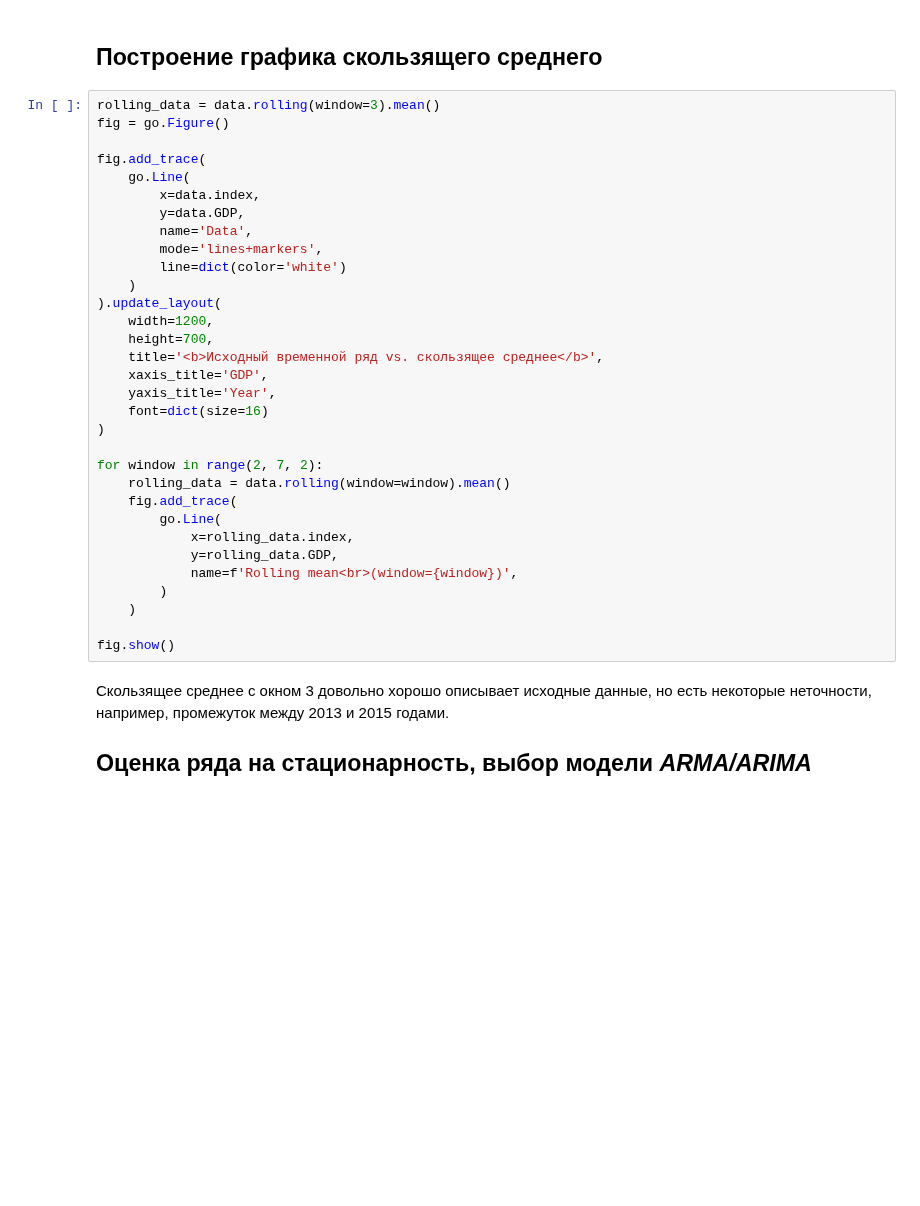
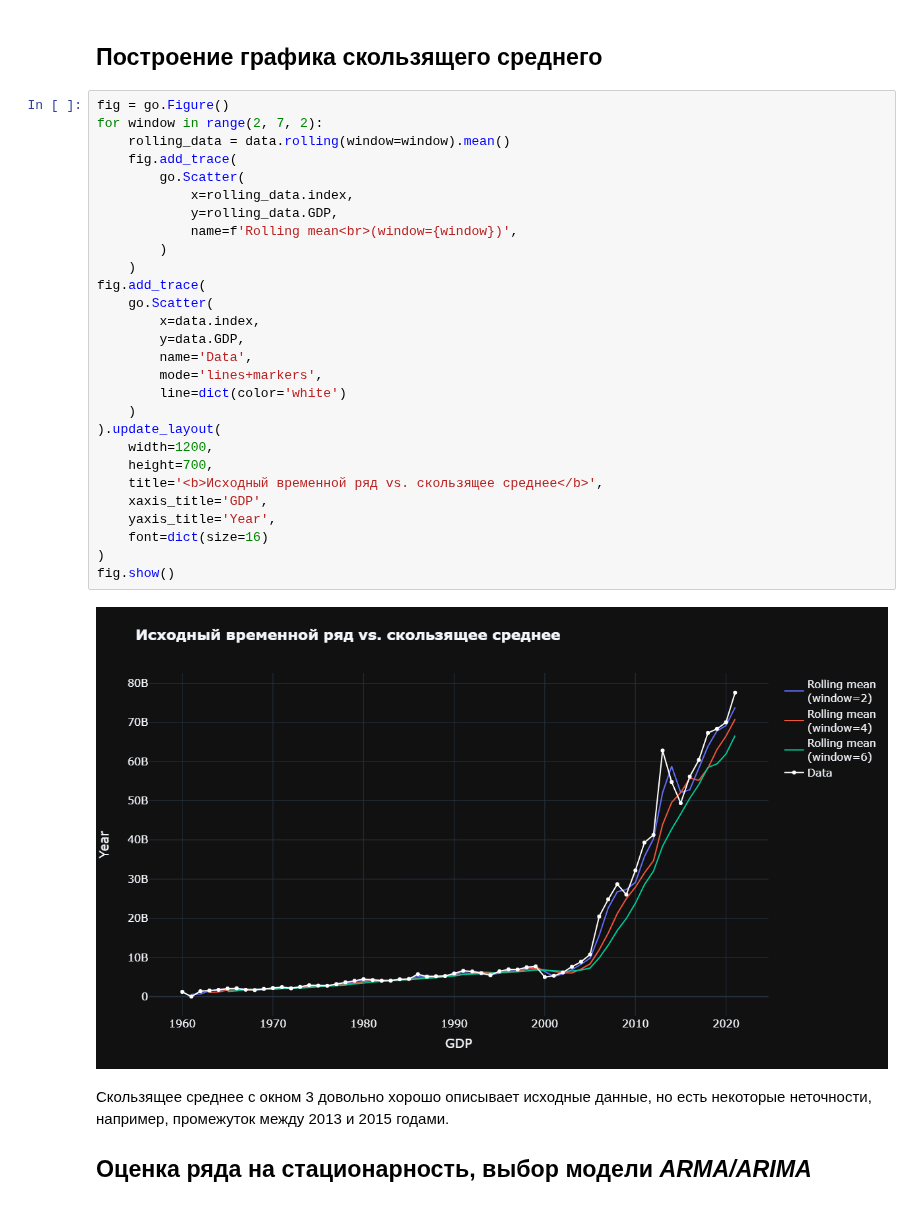
Before and after one commit to ScReameer/DS-learning, a Jupyter notebook: Math/Block-7/ML-13. Time series II/Practice.ipynb, the cells around one changed output. Drawn from its saved outputs; the diff is of its cells as text; blank space fills up the shorter version.

```diff
--- a/Math/Block-7/ML-13. Time series II/Practice.ipynb
+++ b/Math/Block-7/ML-13. Time series II/Practice.ipynb
@@ -56,37 +57,35 @@ Test shape: (3, 1)
 # %% [markdown]
 ## Построение графика скользящего среднего
 # %%
-rolling_data = data.rolling(window=3).mean()
 fig = go.Figure()
-
+for window in range(2, 7, 2):
+    rolling_data = data.rolling(window=window).mean()
+    fig.add_trace(
+        go.Scatter(
+            x=rolling_data.index,
+            y=rolling_data.GDP,
+            name=f'Rolling mean<br>(window={window})',
+        )
+    )
 fig.add_trace(
-    go.Line(
+    go.Scatter(
         x=data.index,
         y=data.GDP,
         name='Data',
         mode='lines+markers',
         line=dict(color='white')
     )
 ).update_layout(
     width=1200,
     height=700,
     title='<b>Исходный временной ряд vs. скользящее среднее</b>',
     xaxis_title='GDP',
     yaxis_title='Year',
     font=dict(size=16)
 )
-
-for window in range(2, 7, 2):
-    rolling_data = data.rolling(window=window).mean()
-    fig.add_trace(
-        go.Line(
-            x=rolling_data.index,
-            y=rolling_data.GDP,
-            name=f'Rolling mean<br>(window={window})',
-        )
-    )
-
 fig.show()
+# %% [output]
+[figure, added]
 # %% [markdown]
 Скользящее среднее с окном 3 довольно хорошо описывает исходные данные, но есть некоторые неточности, например, промежуток между 2013 и 2015 годами.
 
```
Also changed, not shown: parts of 11 cells of this notebook.
